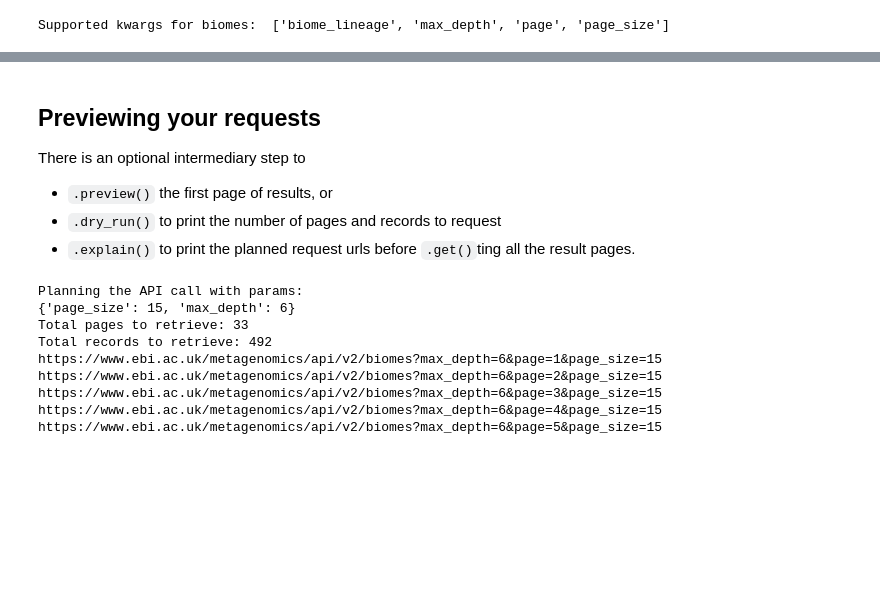
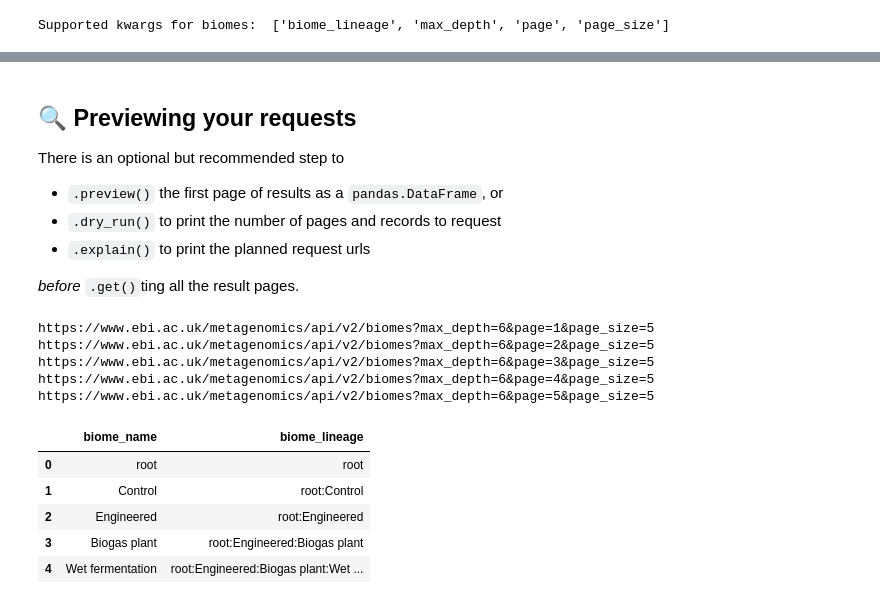
Before and after one commit to EBI-Metagenomics/mgnipy, a Jupyter notebook: docs/tutorials/getting-started/mgnify-biomes.ipynb, the cells around one changed output, grey strips where cells are left out. Drawn from its saved outputs; the diff is of its cells as text; code cells hidden in the pictures; blank space fills up the shorter version.

```diff
--- a/docs/tutorials/getting-started/mgnify-biomes.ipynb
+++ b/docs/tutorials/getting-started/mgnify-biomes.ipynb
@@ -101,15 +123,13 @@ The `Biomes` proxy provides a direct way to query biome information from the MGn
 from mgnipy.V2.proxies import Biomes
 
 biomes = Biomes(
-    page_size=50,
+    # config = some_config, # if wanting custom configuration
+    page_size=5,
 )
-print("Init url: ", biomes.request_url)
-# if not sure what kwargs suupported
-print("Supported kwargs for biomes: ", biomes.list_supported_params())
-# and then
+
+# and can filter as well
 biomes = biomes.filter(
-    page_size=15,
     max_depth=6,
 )
-print("Filtered url: ", biomes.request_url)
+print(biomes)
 # %% [output]
@@ -119,25 +145,29 @@ Filtered url:  https://www.ebi.ac.uk/metagenomics/api/v2/biomes?max_depth=6&page
 # %% [markdown]
-## Previewing your requests
+## &#x1f50d; Previewing your requests
 
-There is an optional intermediary step to
-- `.preview()` the first page of results,  or
+There is an optional but recommended step to
+- `.preview()` the first page of results as a `pandas.DataFrame`,  or
 - `.dry_run()` to print the number of pages and records to request
 - `.explain()` to print the planned request urls
-before `.get()`ting all the result pages.
+
+*before* `.get()`ting all the result pages.
 # %%
+# checking out first 5 request urls to be made
 biomes.explain(head=5)
 # or
 # biomes.dry_run()
 # or
-# biomes.preview()
+biomes.preview()
 # %% [output]
-Planning the API call with params:
-{'page_size': 15, 'max_depth': 6}
-Total pages to retrieve: 33
-Total records to retrieve: 492
-https://www.ebi.ac.uk/metagenomics/api/v2/biomes?max_depth=6&page=1&page_size=15
-https://www.ebi.ac.uk/metagenomics/api/v2/biomes?max_depth=6&page=2&page_size=15
-https://www.ebi.ac.uk/metagenomics/api/v2/biomes?max_depth=6&page=3&page_size=15
-https://www.ebi.ac.uk/metagenomics/api/v2/biomes?max_depth=6&page=4&page_size=15
-https://www.ebi.ac.uk/metagenomics/api/v2/biomes?max_depth=6&page=5&page_size=15
+https://www.ebi.ac.uk/metagenomics/api/v2/biomes?max_depth=6&page=1&page_size=5
+https://www.ebi.ac.uk/metagenomics/api/v2/biomes?max_depth=6&page=2&page_size=5
+https://www.ebi.ac.uk/metagenomics/api/v2/biomes?max_depth=6&page=3&page_size=5
+https://www.ebi.ac.uk/metagenomics/api/v2/biomes?max_depth=6&page=4&page_size=5
+https://www.ebi.ac.uk/metagenomics/api/v2/biomes?max_depth=6&page=5&page_size=5
+|  | biome_name | biome_lineage |
+| 0 | root | root |
+| 1 | Control | root:Control |
+| 2 | Engineered | root:Engineered |
+| 3 | Biogas plant | root:Engineered:Biogas plant |
+| 4 | Wet fermentation | root:Engineered:Biogas plant:Wet ... |
 # %% [markdown]
```
Also changed, not shown: parts of 45 cells of this notebook, 1 other file.
